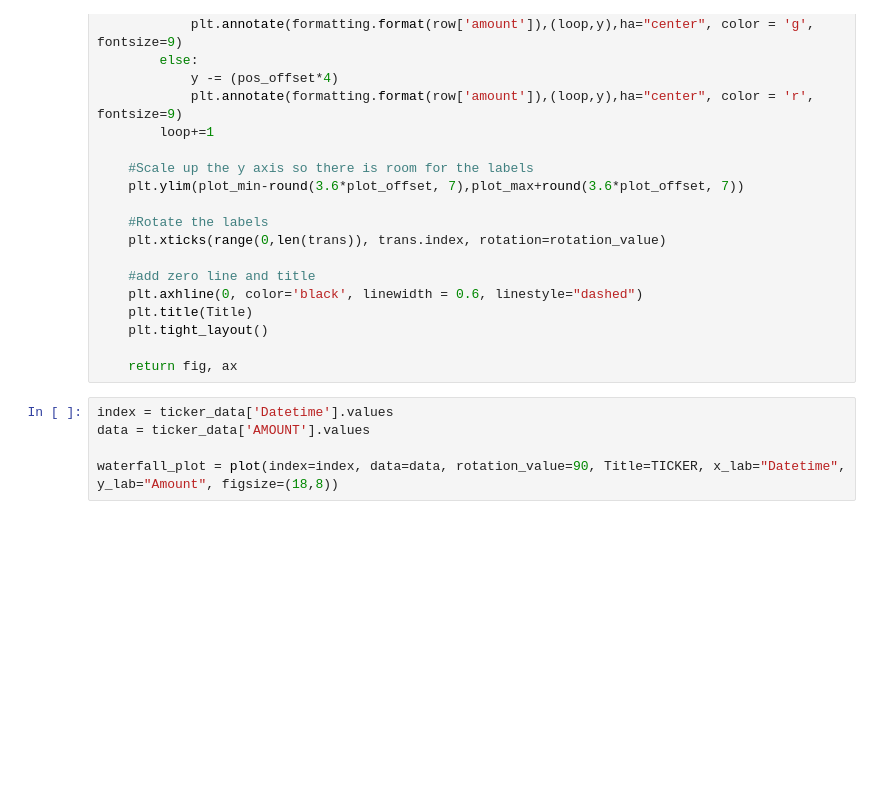
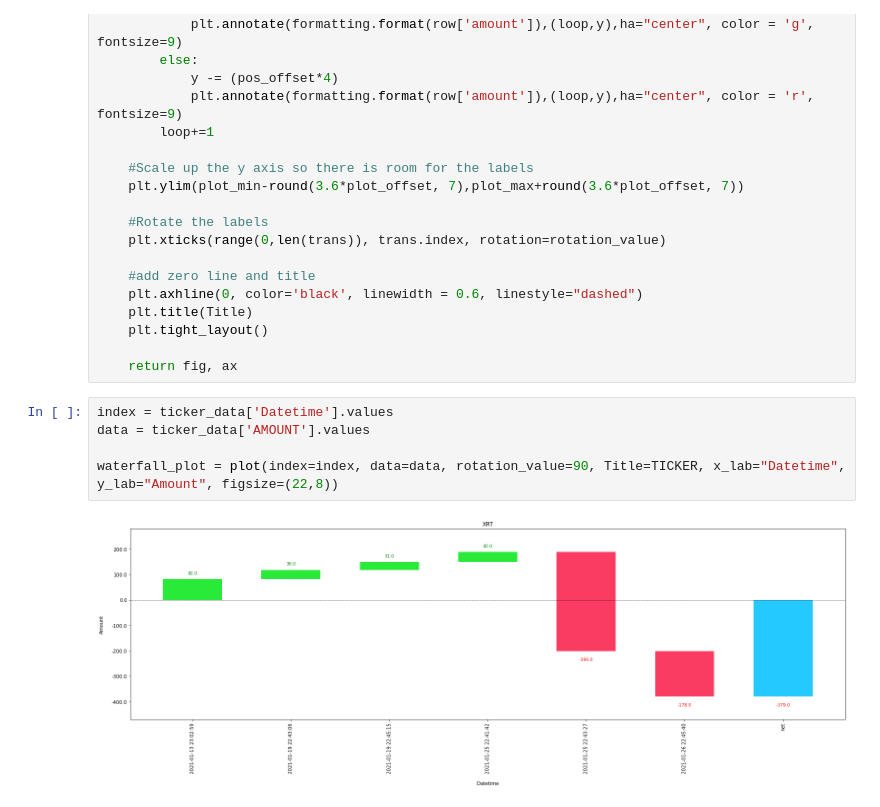
Before and after one commit to wing-puah/td-ameritrade-visualiser, a Jupyter notebook: Portfolio analysis.ipynb, the cells around one changed output. Cells and saved outputs as stored; diff of their text form; blank space fills up the shorter version.

```diff
--- a/Portfolio analysis.ipynb
+++ b/Portfolio analysis.ipynb
@@ -329,5 +412,7 @@ def plot(index, data, Title="", x_lab="", y_lab="",
 # %%
 index = ticker_data['Datetime'].values
 data = ticker_data['AMOUNT'].values
 
-waterfall_plot = plot(index=index, data=data, rotation_value=90, Title=TICKER, x_lab="Datetime", y_lab="Amount", figsize=(18,8))
+waterfall_plot = plot(index=index, data=data, rotation_value=90, Title=TICKER, x_lab="Datetime", y_lab="Amount", figsize=(22,8))
+# %% [output]
+[figure, added]
```
Also changed, not shown: parts of 11 cells of this notebook.
